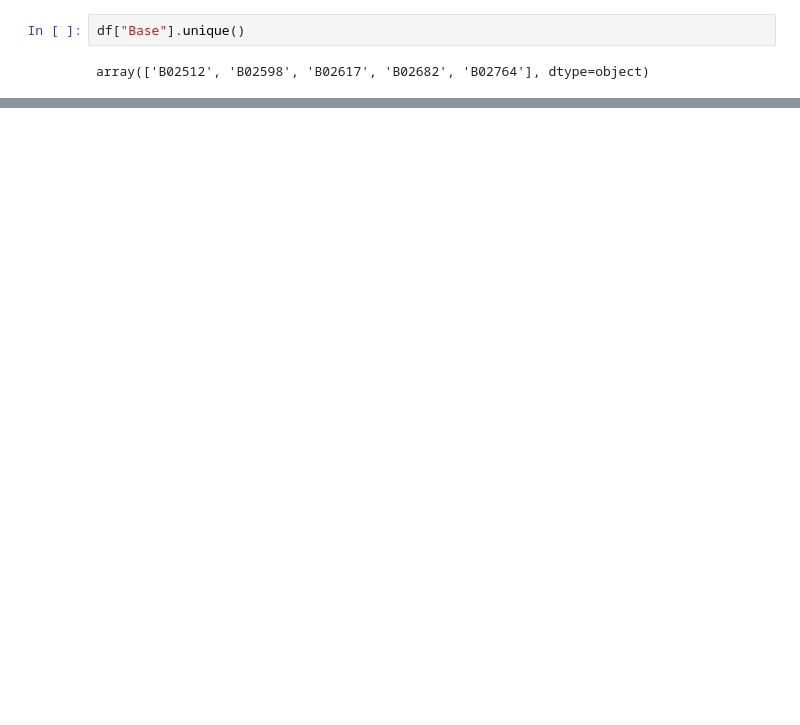
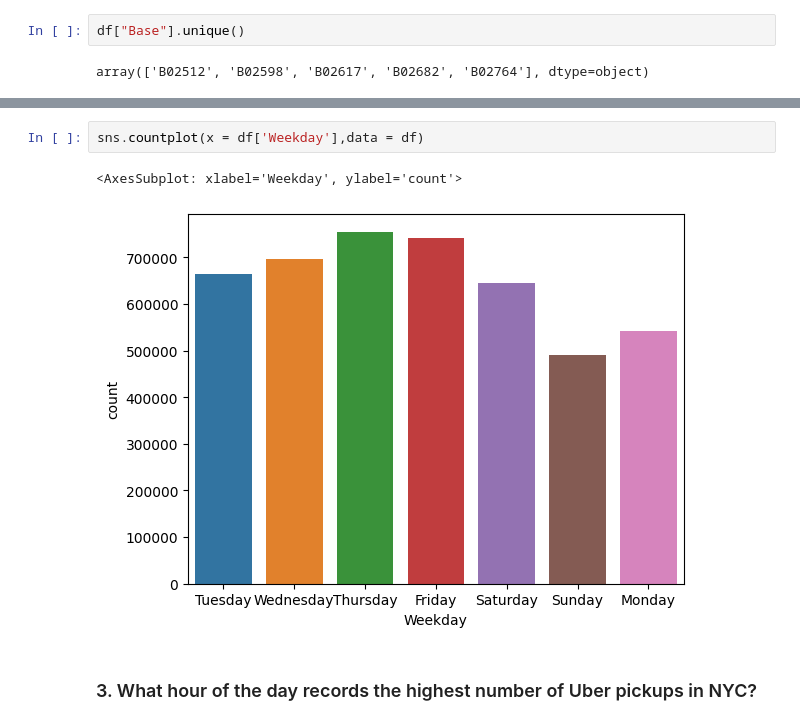
Before and after one commit to ShivaniParekh/Data-Analysis-Projects, a Jupyter notebook: Uber-Data-Analysis/Uber Data Analysis.ipynb, the cells around one changed output, grey strips where cells are left out. Cells and saved outputs as stored; diff of their text form; blank space fills up the shorter version.

```diff
--- a/Uber-Data-Analysis/Uber Data Analysis.ipynb
+++ b/Uber-Data-Analysis/Uber Data Analysis.ipynb
@@ -116,0 +223,7 @@ plt.show()
+# %%
+sns.countplot(x = df['Weekday'],data = df)
+# %% [output]
+<AxesSubplot: xlabel='Weekday', ylabel='count'>
+[figure, added]
+# %% [markdown]
+### 3. What hour of the day records the highest number of Uber pickups in NYC?
```
Also changed, not shown: parts of 51 cells of this notebook.
